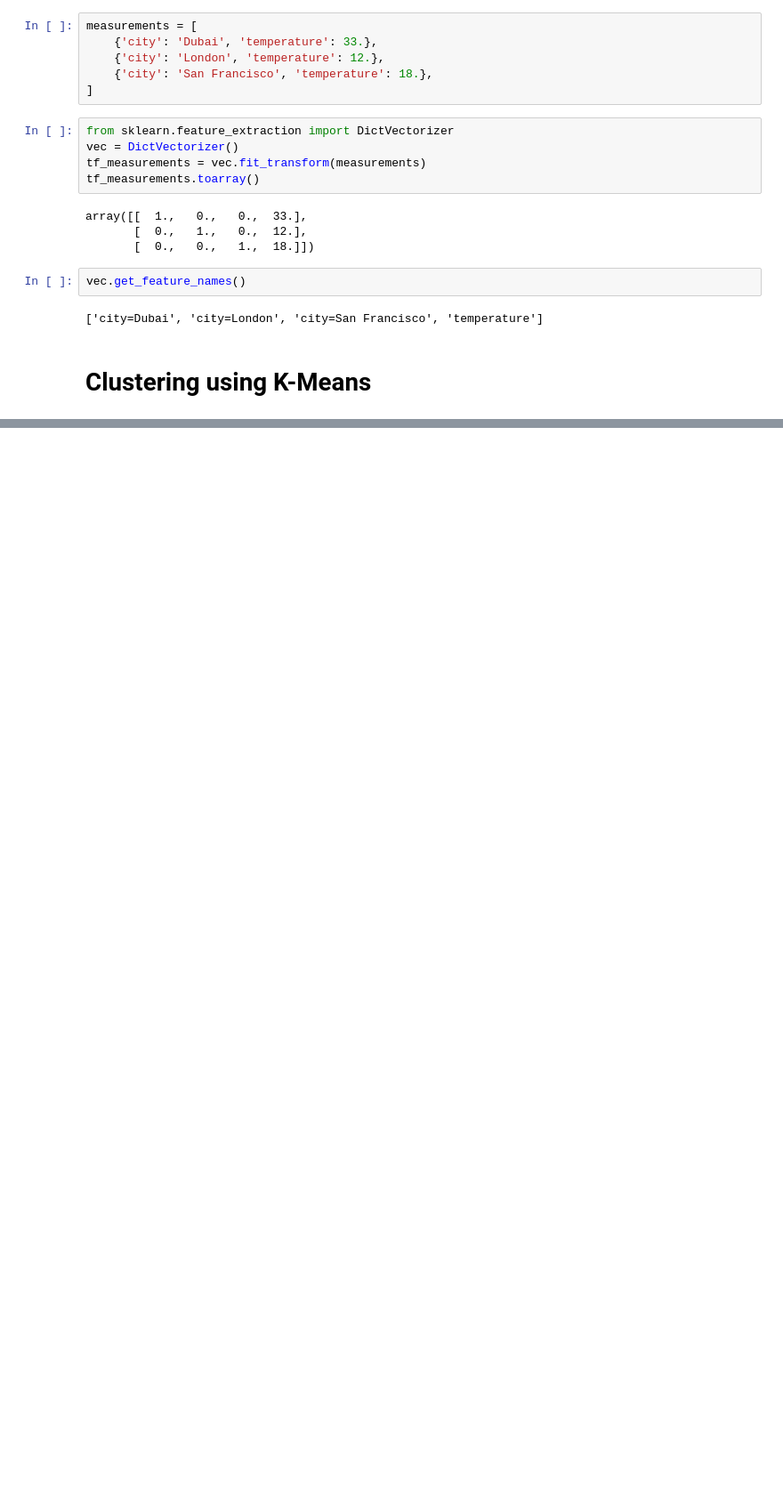
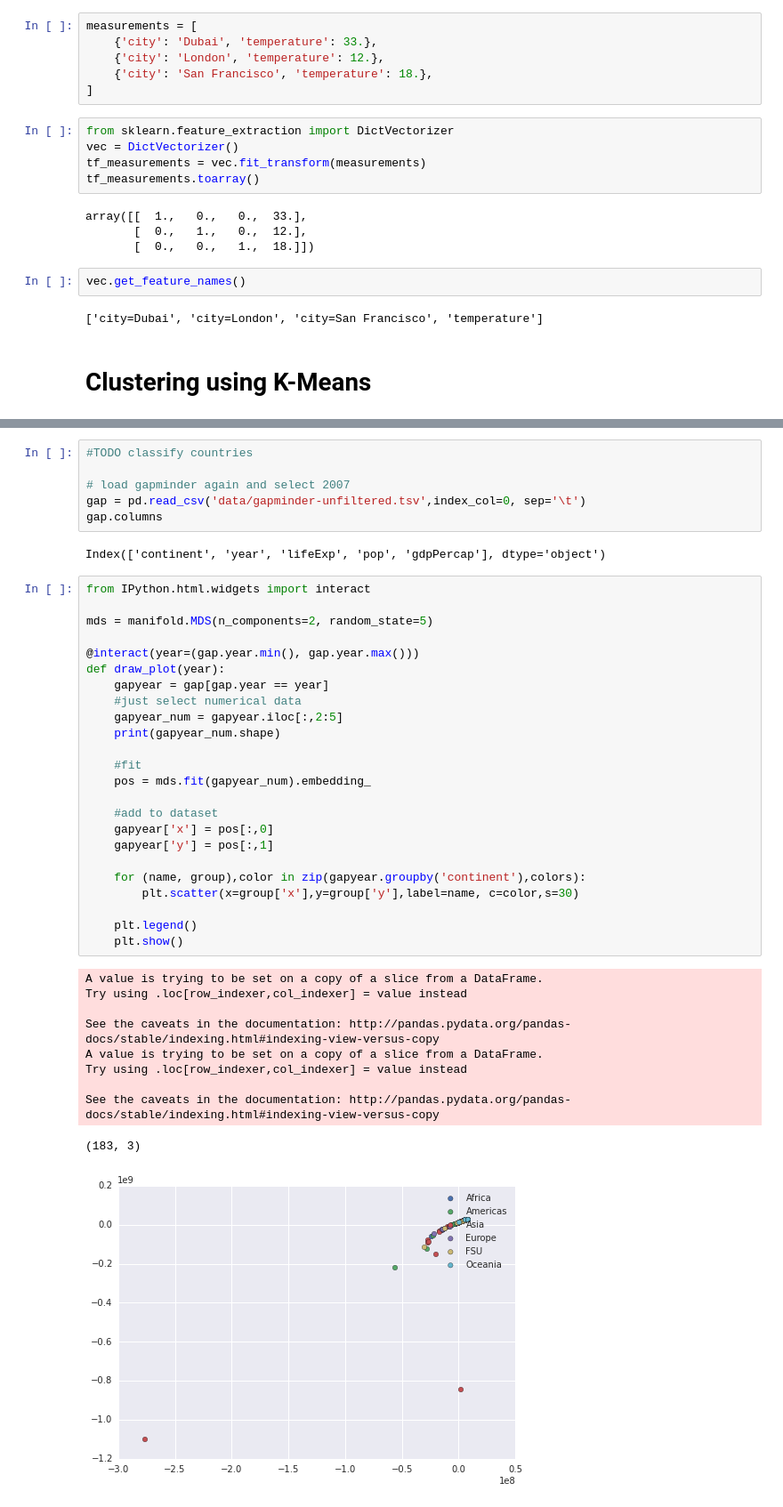
Before and after one commit to sgratzl/ipython-tutorial-VA2015, a Jupyter notebook: 04_MachineLearning.ipynb, the cells around one changed output, grey strips where cells are left out. Shown: that part at 89% size. Saved outputs shown, nothing was run; the diff lists cells and outputs as text; blank space fills up the shorter version.

```diff
--- a/04_MachineLearning.ipynb
+++ b/04_MachineLearning.ipynb
@@ -150,0 +189,43 @@ Prediction accuracy:  0.933333333333
+# %%
+#TODO classify countries
+
+# load gapminder again and select 2007
+gap = pd.read_csv('data/gapminder-unfiltered.tsv',index_col=0, sep='\t')
+gap.columns
+# %% [output]
+Index(['continent', 'year', 'lifeExp', 'pop', 'gdpPercap'], dtype='object')
+# %%
+from IPython.html.widgets import interact
+
+mds = manifold.MDS(n_components=2, random_state=5)
+
+@interact(year=(gap.year.min(), gap.year.max()))
+def draw_plot(year):
+    gapyear = gap[gap.year == year]
+    #just select numerical data
+    gapyear_num = gapyear.iloc[:,2:5]
+    print(gapyear_num.shape)
+
+    #fit
+    pos = mds.fit(gapyear_num).embedding_
+
+    #add to dataset
+    gapyear['x'] = pos[:,0]
+    gapyear['y'] = pos[:,1]
+
+    for (name, group),color in zip(gapyear.groupby('continent'),colors):
+        plt.scatter(x=group['x'],y=group['y'],label=name, c=color,s=30)
+
+    plt.legend()
+    plt.show()
+# %% [output]
+A value is trying to be set on a copy of a slice from a DataFrame.
+Try using .loc[row_indexer,col_indexer] = value instead
+
+See the caveats in the documentation: http://pandas.pydata.org/pandas-docs/stable/indexing.html#indexing-view-versus-copy
+A value is trying to be set on a copy of a slice from a DataFrame.
+Try using .loc[row_indexer,col_indexer] = value instead
+
+See the caveats in the documentation: http://pandas.pydata.org/pandas-docs/stable/indexing.html#indexing-view-versus-copy
+(183, 3)
+[figure, added]
```
Also changed, not shown: parts of 16 cells of this notebook.
